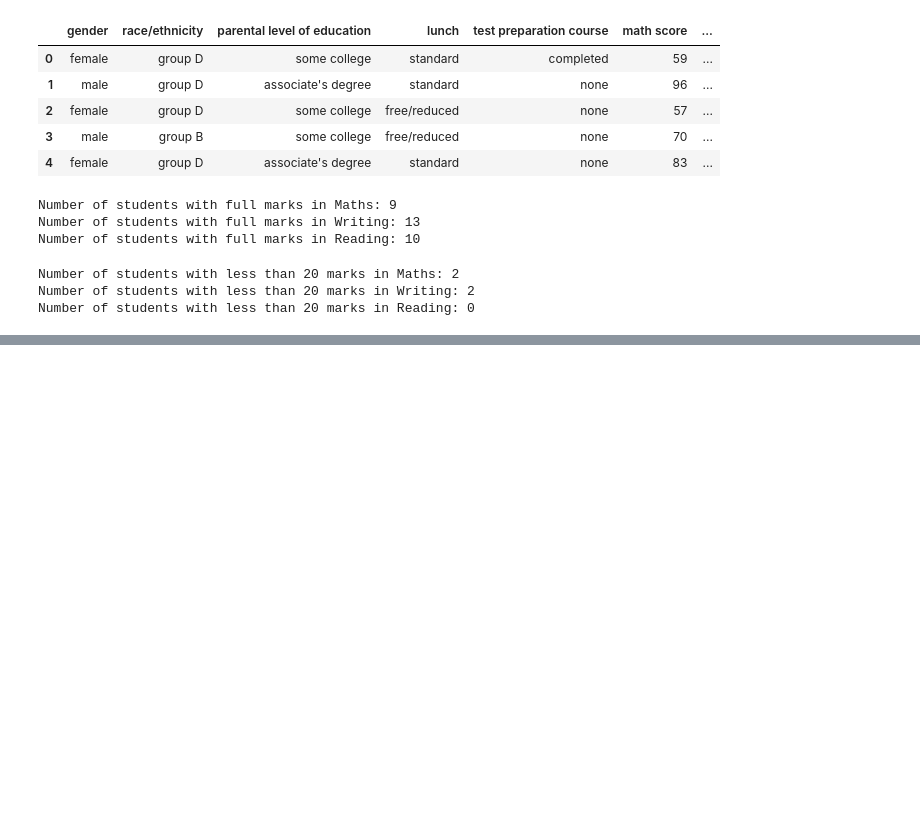
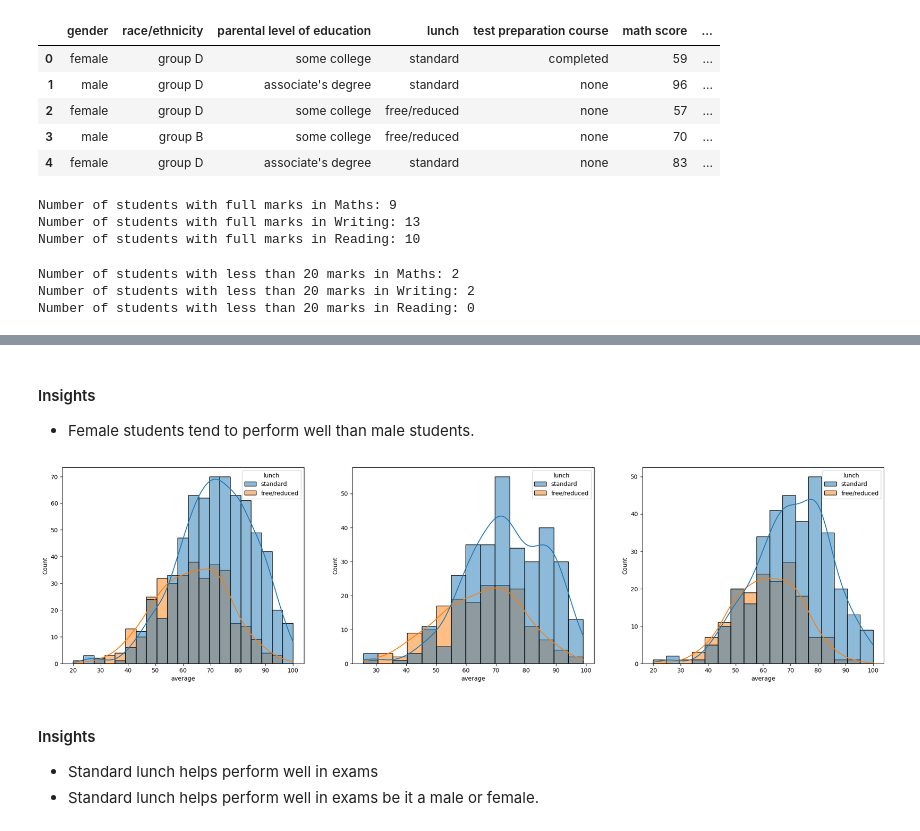
Before and after one commit to Madushani-Weerasekara/EndToEndMLProject, a Jupyter notebook: src/notebook/1. EDA STUDENT PERFORMANCE.ipynb, the cells around one changed output, grey strips where cells are left out. Cells and saved outputs as stored; diff of their text form; code cells hidden in the pictures; blank space fills up the shorter version.

```diff
--- a/src/notebook/1. EDA STUDENT PERFORMANCE.ipynb
+++ b/src/notebook/1. EDA STUDENT PERFORMANCE.ipynb
@@ -237,0 +275,19 @@ Number of students with less than 20 marks in Reading: 0
+# %% [markdown]
+#### Insights
+* Female students tend to perform well than male students.
+# %%
+fig, axs = plt.subplots(1,3, figsize=(25,6))
+
+sns.histplot(data=df, x='average', kde=True, hue='lunch', ax=axs[0])
+
+sns.histplot(data=df[df.gender=='female'], x='average', kde=True, hue='lunch', ax=axs[1])
+
+sns.histplot(data=df[df.gender=='male'], x='average', kde=True, hue='lunch', ax=axs[2])
+
+plt.show()
+# %% [output]
+[figure, added]
+# %% [markdown]
+#### Insights
+* Standard lunch helps perform well in exams
+* Standard lunch helps perform well in exams be it a male or female.
```
Also changed, not shown: parts of 5 cells of this notebook.
